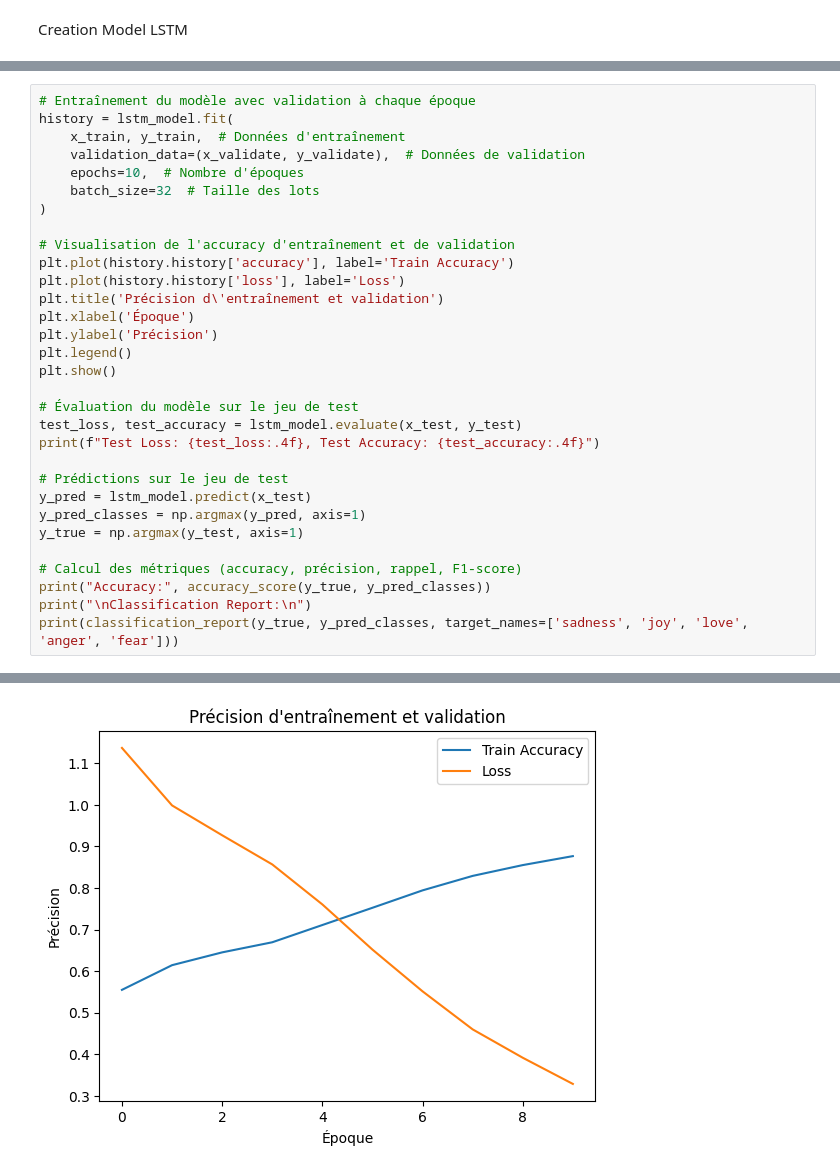
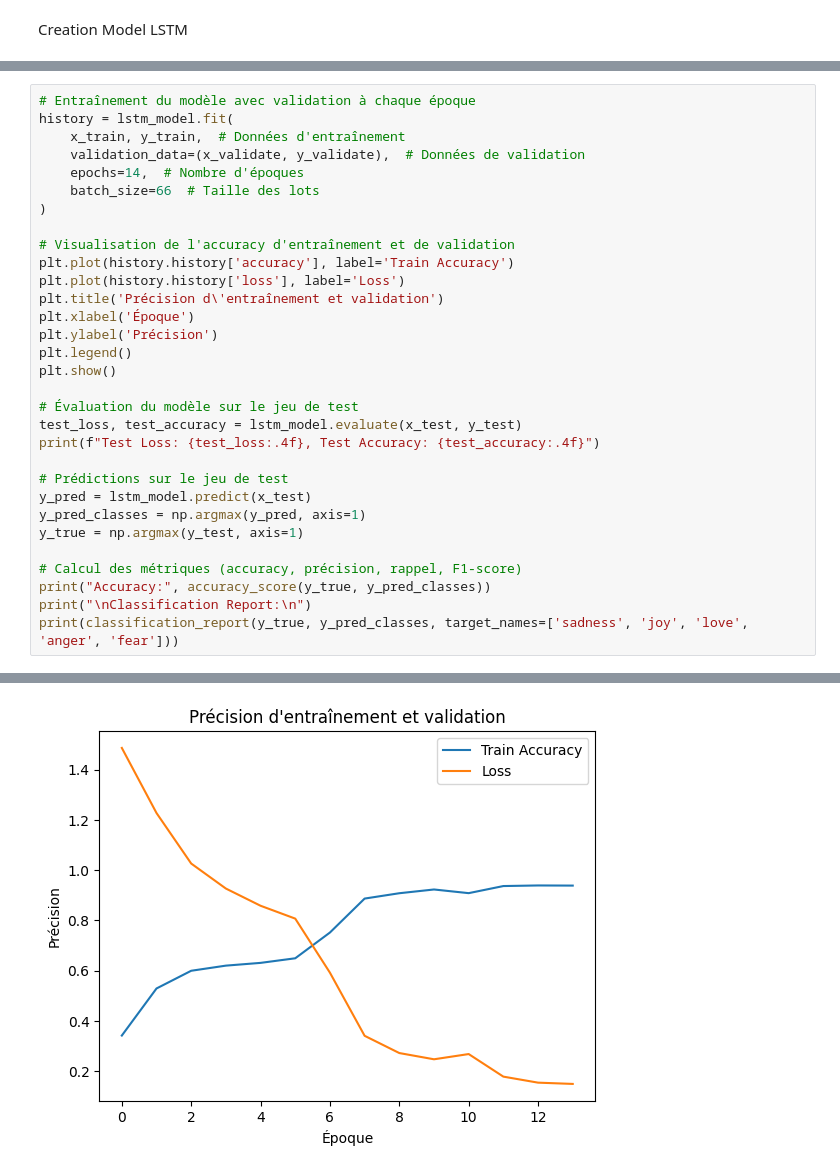
Before and after one commit to YacineAitKaci/Sentiment-Analysis-with-LSTM-model, a Jupyter notebook: TP_final.ipynb, the cells around one changed output, grey strips where cells are left out. Drawn from its saved outputs; the diff is of its cells as text.

```diff
--- a/TP_final.ipynb
+++ b/TP_final.ipynb
@@ -295,8 +295,8 @@ Model: "sequential_2"
 history = lstm_model.fit(
     x_train, y_train,  # Données d'entraînement
     validation_data=(x_validate, y_validate),  # Données de validation
-    epochs=10,  # Nombre d'époques
-    batch_size=32  # Taille des lots
+    epochs=14,  # Nombre d'époques
+    batch_size=66  # Taille des lots
 )
 
 # Visualisation de l'accuracy d'entraînement et de validation
@@ -345 +342 @@ Epoch 10/10
-[figure, old version]
+[figure, new version]
```
Also changed, not shown: parts of 2 cells of this notebook.
